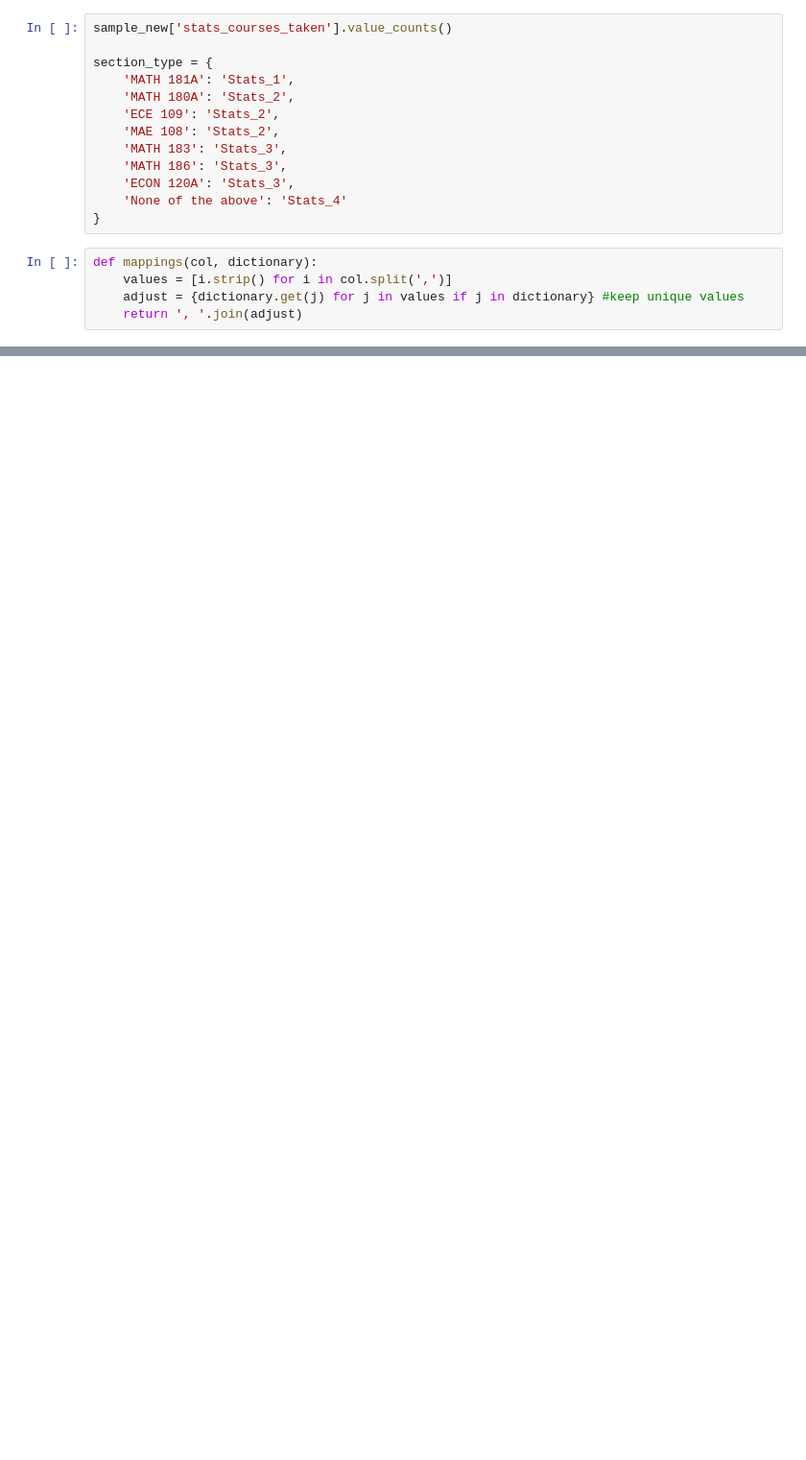
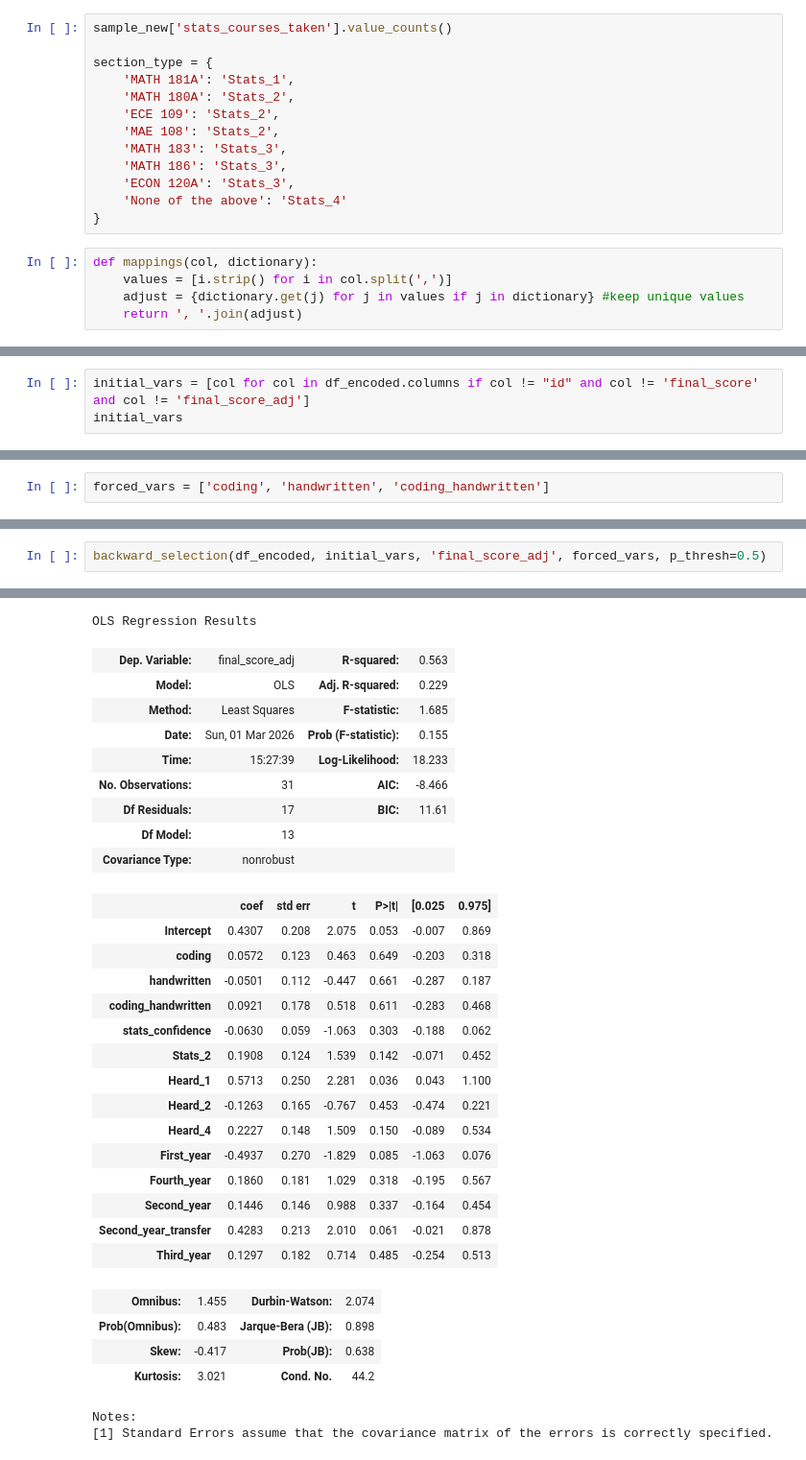
Before and after one commit to SaintHades/Simulation-coding-exercises-for-teaching-probability-theory, a Jupyter notebook: statistic_analysis.ipynb, the cells around one changed output, grey strips where cells are left out. Shown at 96% size. Cells and saved outputs as stored; diff of their text form; blank space fills up the shorter version.

```diff
--- a/statistic_analysis.ipynb
+++ b/statistic_analysis.ipynb
@@ -482,0 +381,3 @@ MATH_major             0.013668  0.114538  0.119330  0.906598
+# %%
+initial_vars = [col for col in df_encoded.columns if col != "id" and col != 'final_score' and col != 'final_score_adj']
+initial_vars
@@ -482,0 +404,2 @@ MATH_major             0.013668  0.114538  0.119330  0.906598
+# %%
+forced_vars = ['coding', 'handwritten', 'coding_handwritten']
@@ -482,0 +512,3 @@ MATH_major             0.013668  0.114538  0.119330  0.906598
+# %%
+backward_selection(df_encoded, initial_vars, 'final_score_adj', forced_vars, p_thresh=0.5)
+# %% [output]
@@ -482,0 +532,31 @@ MATH_major             0.013668  0.114538  0.119330  0.906598
+OLS Regression Results
+| Dep. Variable: | final_score_adj | R-squared: | 0.563 |
+| Model: | OLS | Adj. R-squared: | 0.229 |
+| Method: | Least Squares | F-statistic: | 1.685 |
+| Date: | Sun, 01 Mar 2026 | Prob (F-statistic): | 0.155 |
+| Time: | 15:27:39 | Log-Likelihood: | 18.233 |
+| No. Observations: | 31 | AIC: | -8.466 |
+| Df Residuals: | 17 | BIC: | 11.61 |
+| Df Model: | 13 |  |  |
+| Covariance Type: | nonrobust |  |  |
+|  | coef | std err | t | P>|t| | [0.025 | 0.975] |
+| Intercept | 0.4307 | 0.208 | 2.075 | 0.053 | -0.007 | 0.869 |
+| coding | 0.0572 | 0.123 | 0.463 | 0.649 | -0.203 | 0.318 |
+| handwritten | -0.0501 | 0.112 | -0.447 | 0.661 | -0.287 | 0.187 |
+| coding_handwritten | 0.0921 | 0.178 | 0.518 | 0.611 | -0.283 | 0.468 |
+| stats_confidence | -0.0630 | 0.059 | -1.063 | 0.303 | -0.188 | 0.062 |
+| Stats_2 | 0.1908 | 0.124 | 1.539 | 0.142 | -0.071 | 0.452 |
+| Heard_1 | 0.5713 | 0.250 | 2.281 | 0.036 | 0.043 | 1.100 |
+| Heard_2 | -0.1263 | 0.165 | -0.767 | 0.453 | -0.474 | 0.221 |
+| Heard_4 | 0.2227 | 0.148 | 1.509 | 0.150 | -0.089 | 0.534 |
+| First_year | -0.4937 | 0.270 | -1.829 | 0.085 | -1.063 | 0.076 |
+| Fourth_year | 0.1860 | 0.181 | 1.029 | 0.318 | -0.195 | 0.567 |
+| Second_year | 0.1446 | 0.146 | 0.988 | 0.337 | -0.164 | 0.454 |
+| Second_year_transfer | 0.4283 | 0.213 | 2.010 | 0.061 | -0.021 | 0.878 |
+| Third_year | 0.1297 | 0.182 | 0.714 | 0.485 | -0.254 | 0.513 |
+| Omnibus: | 1.455 | Durbin-Watson: | 2.074 |
+| Prob(Omnibus): | 0.483 | Jarque-Bera (JB): | 0.898 |
+| Skew: | -0.417 | Prob(JB): | 0.638 |
+| Kurtosis: | 3.021 | Cond. No. | 44.2 |
+Notes:
+[1] Standard Errors assume that the covariance matrix of the errors is correctly specified.
```
Also changed, not shown: parts of 27 cells of this notebook.
